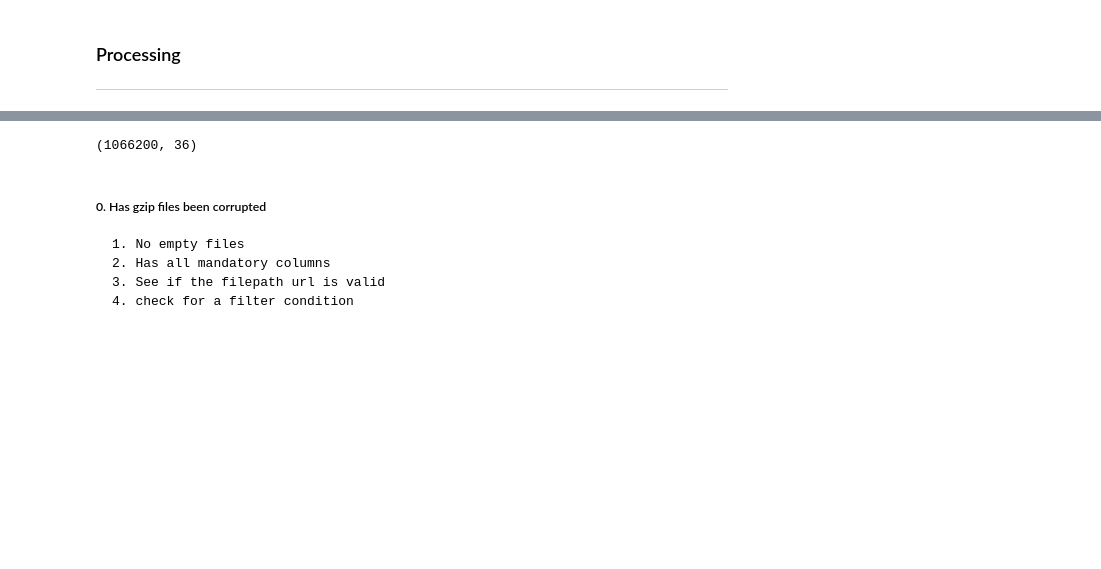
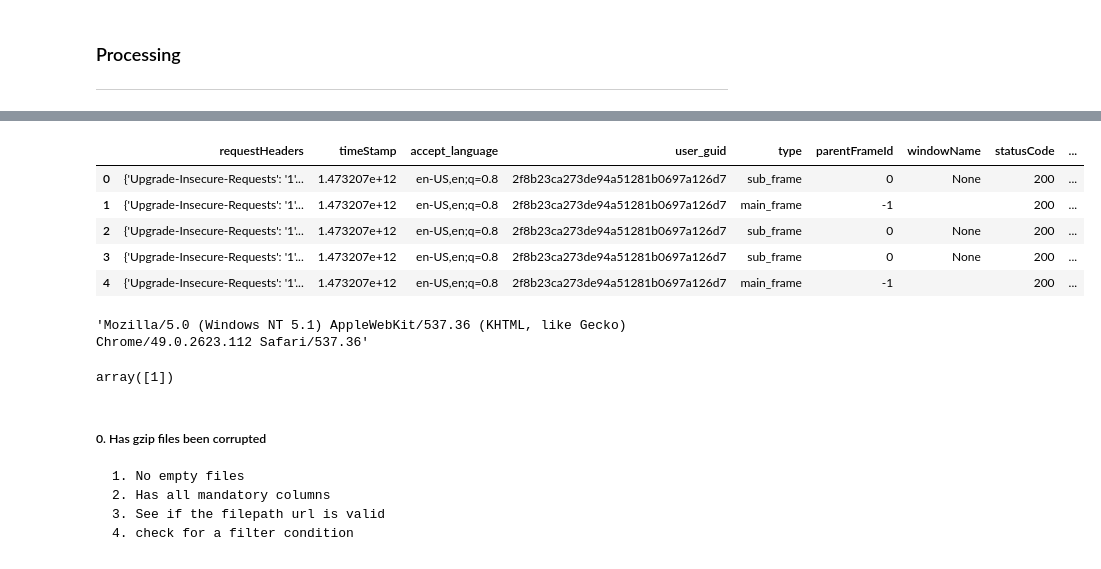
Before and after one commit to srjit/interviews, a Jupyter notebook: apptio/sample-data-cleaning-part1.ipynb, the cells around one changed output, grey strips where cells are left out. Drawn from its saved outputs; the diff is of its cells as text; code cells hidden in the pictures; blank space fills up the shorter version.

Commit message:
update data reading code

```diff
--- a/apptio/sample-data-cleaning-part1.ipynb
+++ b/apptio/sample-data-cleaning-part1.ipynb
@@ -154,4 +154,23 @@ input_data.head()
-# %%
-input_data.shape
-# %% [output]
-(1066200, 36)
+# %%
+gzip_paths = get_gzip_file_paths(root_directory)
+clickthrough_dfs = read_gzip_files(gzip_paths[:2], swap_directory, failed_file_name)
+
+# Using all headers for now. Later depending on the usecase, we can use a subset of these
+# columns for our analysis
+headers = get_all_headers(clickthrough_dfs)
+clickthrough_dfs = [format_clickthrough_dataframes(df, headers) for df in clickthrough_dfs]
+input_data = pd.concat(clickthrough_dfs)
+
+make_readable_date(input_data)
+input_data.head()
+# %% [output]
+|  | requestHeaders | timeStamp | accept_language | user_guid | type | parentFrameId | windowName | statusCode | ... |
+| 0 | {'Upgrade-Insecure-Requests': '1'... | 1.473207e+12 | en-US,en;q=0.8 | 2f8b23ca273de94a51281b0697a126d7 | sub_frame | 0 | None | 200 | ... |
+| 1 | {'Upgrade-Insecure-Requests': '1'... | 1.473207e+12 | en-US,en;q=0.8 | 2f8b23ca273de94a51281b0697a126d7 | main_frame | -1 |  | 200 | ... |
+| 2 | {'Upgrade-Insecure-Requests': '1'... | 1.473207e+12 | en-US,en;q=0.8 | 2f8b23ca273de94a51281b0697a126d7 | sub_frame | 0 | None | 200 | ... |
+| 3 | {'Upgrade-Insecure-Requests': '1'... | 1.473207e+12 | en-US,en;q=0.8 | 2f8b23ca273de94a51281b0697a126d7 | sub_frame | 0 | None | 200 | ... |
+| 4 | {'Upgrade-Insecure-Requests': '1'... | 1.473207e+12 | en-US,en;q=0.8 | 2f8b23ca273de94a51281b0697a126d7 | main_frame | -1 |  | 200 | ... |
+# %%
+input_data.iloc[45]["user_agent"]
+# %% [output]
+'Mozilla/5.0 (Windows NT 5.1) AppleWebKit/537.36 (KHTML, like Gecko) Chrome/49.0.2623.112 Safari/537.36'
@@ -158,3 +179,7 @@ input_data.shape
+# %%
+gp1["software_id"].unique()
+# %% [output]
+array([1])
 # %% [markdown]
 ##### 0. Has gzip files been corrupted
     1. No empty files
```
Also changed, not shown: parts of 2 cells of this notebook, 4 other files.
